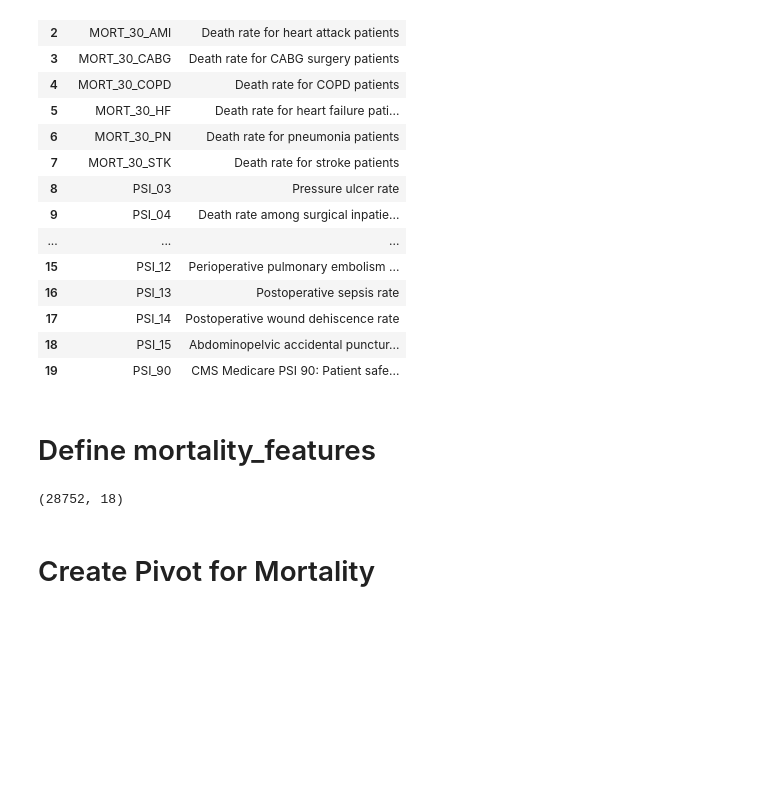
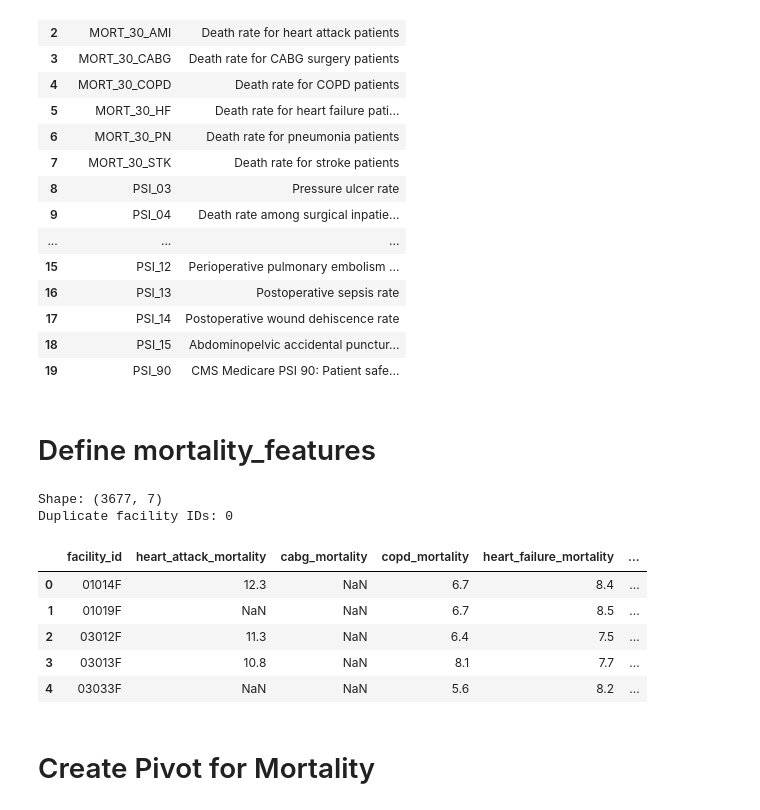
Before and after one commit to bfuemmeler/capstone-hospital-quality, a Jupyter notebook: notebooks/03_EDA.ipynb, the cells around one changed output. Drawn from its saved outputs; the diff is of its cells as text; code cells hidden in the pictures; blank space fills up the shorter version.

```diff
--- a/notebooks/03_EDA.ipynb
+++ b/notebooks/03_EDA.ipynb
@@ -739,10 +778,52 @@ mortality_measures = [
-# %%
-mortality_features = hospital_mortality[
-    hospital_mortality["measure_id"].isin(mortality_measures)
-].copy()
-
-print(mortality_features.shape)
-# %% [output]
-(28752, 18)
+# %%
+mortality_selected = {
+    "MORT_30_AMI": "heart_attack_mortality",
+    "MORT_30_CABG": "cabg_mortality",
+    "MORT_30_COPD": "copd_mortality",
+    "MORT_30_HF": "heart_failure_mortality",
+    "MORT_30_PN": "pneumonia_mortality",
+    "MORT_30_STK": "stroke_mortality",
+}
+
+# Ensure mortality scores are numeric.
+hospital_mortality["score"] = pd.to_numeric(
+    hospital_mortality["score"],
+    errors="coerce",
+)
+
+# Select the six measures and pivot to one row per hospital.
+mortality_features = (
+    hospital_mortality.loc[
+        hospital_mortality["measure_id"].isin(mortality_selected),
+        ["facility_id", "measure_id", "score"],
+    ]
+    .pivot_table(
+        index="facility_id",
+        columns="measure_id",
+        values="score",
+        aggfunc="first",
+    )
+    .rename(columns=mortality_selected)
+    .reset_index()
+)
+
+# Remove the pivoted column-axis label for cleaner display.
+mortality_features.columns.name = None
+
+print("Shape:", mortality_features.shape)
+print(
+    "Duplicate facility IDs:",
+    mortality_features["facility_id"].duplicated().sum(),
+)
+display(mortality_features.head())
+# %% [output]
+Shape: (3677, 7)
+Duplicate facility IDs: 0
+|  | facility_id | heart_attack_mortality | cabg_mortality | copd_mortality | heart_failure_mortality | ... |
+| 0 | 01014F | 12.3 | NaN | 6.7 | 8.4 | ... |
+| 1 | 01019F | NaN | NaN | 6.7 | 8.5 | ... |
+| 2 | 03012F | 11.3 | NaN | 6.4 | 7.5 | ... |
+| 3 | 03013F | 10.8 | NaN | 8.1 | 7.7 | ... |
+| 4 | 03033F | NaN | NaN | 5.6 | 8.2 | ... |
 # %% [markdown]
 # Create Pivot for Mortality
```
Also changed, not shown: parts of 34 cells of this notebook, 3 other files.
